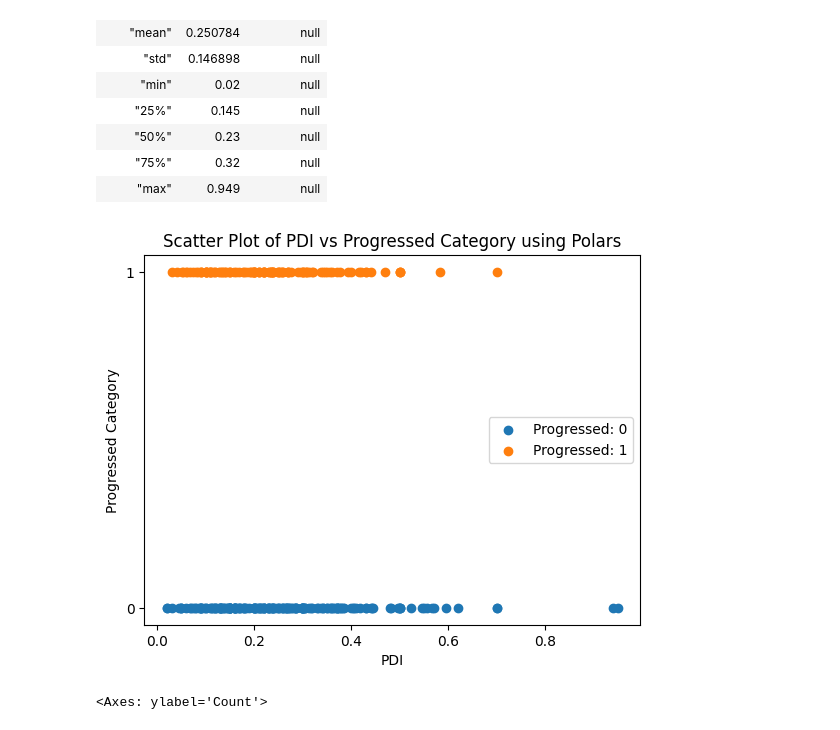
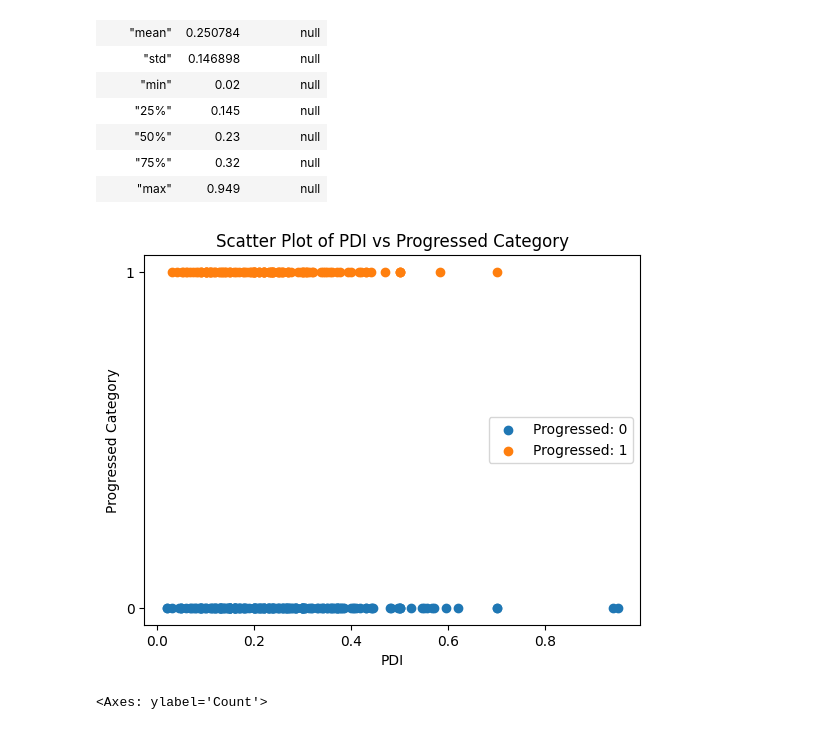
Before and after one commit to nikapotato/sedds_analysis, a Jupyter notebook: notebooks/tasks/4_exploratory_analysis_pdi.ipynb, the cells around one changed output. Saved outputs shown, nothing was run; the diff lists cells and outputs as text; code cells hidden in the pictures.

```diff
--- a/notebooks/tasks/4_exploratory_analysis_pdi.ipynb
+++ b/notebooks/tasks/4_exploratory_analysis_pdi.ipynb
@@ -58,20 +58,20 @@ shape: (9, 3)
 # %%
 fig, ax = plt.subplots()
 
 unique_categories = data_PDI_progressed[progressed].unique().to_list()
 list(map(lambda category: ax.scatter(
     data_PDI_progressed.filter(pl.col(progressed) == category)[target].to_numpy(),
     [category] * len(data_PDI_progressed.filter(pl.col(progressed) == category)),
     label=f'Progressed: {category}'
 ), unique_categories))
 
 ax.set_xlabel('PDI')
 ax.set_ylabel('Progressed Category')
-ax.set_title('Scatter Plot of PDI vs Progressed Category using Polars')
+ax.set_title('Scatter Plot of PDI vs Progressed Category')
 ax.legend()
 plt.show()
 # %% [output]
-[figure, old version]
+[figure, new version]
 # %%
 sns.histplot(data[target])
 # %% [output]
```
Also changed, not shown: parts of 6 cells of this notebook, 7 other files.
